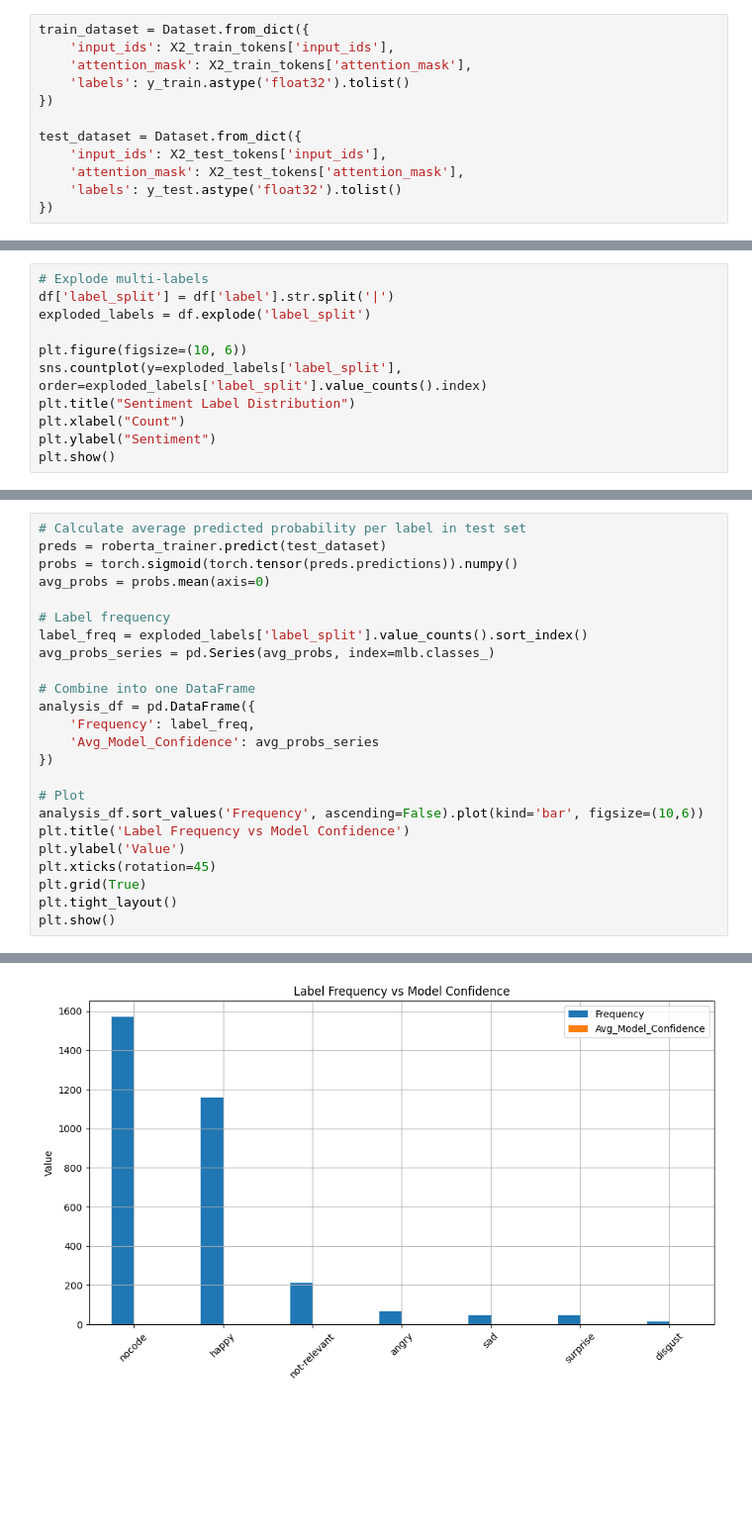
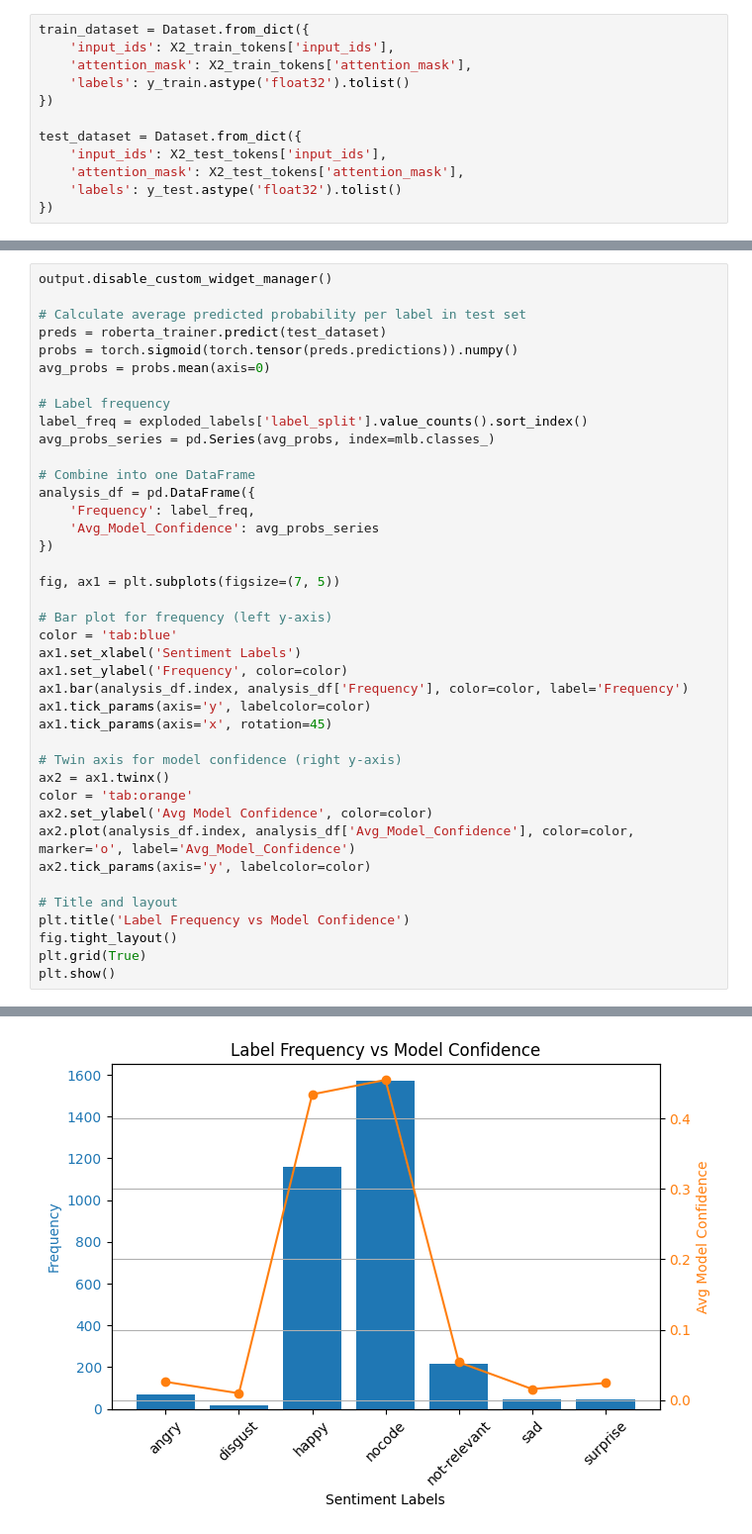
Before and after one commit to jeelfaldu7/transformer_sentiment_analysis, a Jupyter notebook: DataJams.ipynb, the cells around one changed output, grey strips where cells are left out. Shown at 99% size. Cells and saved outputs as stored; diff of their text form; blank space fills up the shorter version.

```diff
--- a/DataJams.ipynb
+++ b/DataJams.ipynb
@@ -243,11 +298,0 @@ Here is the graph of our sentiment Label Distribution. </div>
-# %%
-# Explode multi-labels
-df['label_split'] = df['label'].str.split('|')
-exploded_labels = df.explode('label_split')
-
-plt.figure(figsize=(10, 6))
-sns.countplot(y=exploded_labels['label_split'], order=exploded_labels['label_split'].value_counts().index)
-plt.title("Sentiment Label Distribution")
-plt.xlabel("Count")
-plt.ylabel("Sentiment")
-plt.show()
@@ -258,27 +303,43 @@ plt.show()
 # %%
+output.disable_custom_widget_manager()
+
 # Calculate average predicted probability per label in test set
 preds = roberta_trainer.predict(test_dataset)
 probs = torch.sigmoid(torch.tensor(preds.predictions)).numpy()
 avg_probs = probs.mean(axis=0)
 
 # Label frequency
 label_freq = exploded_labels['label_split'].value_counts().sort_index()
 avg_probs_series = pd.Series(avg_probs, index=mlb.classes_)
 
 # Combine into one DataFrame
 analysis_df = pd.DataFrame({
     'Frequency': label_freq,
     'Avg_Model_Confidence': avg_probs_series
 })
 
-# Plot
-analysis_df.sort_values('Frequency', ascending=False).plot(kind='bar', figsize=(10,6))
+fig, ax1 = plt.subplots(figsize=(7, 5))
+
+# Bar plot for frequency (left y-axis)
+color = 'tab:blue'
+ax1.set_xlabel('Sentiment Labels')
+ax1.set_ylabel('Frequency', color=color)
+ax1.bar(analysis_df.index, analysis_df['Frequency'], color=color, label='Frequency')
+ax1.tick_params(axis='y', labelcolor=color)
+ax1.tick_params(axis='x', rotation=45)
+
+# Twin axis for model confidence (right y-axis)
+ax2 = ax1.twinx()
+color = 'tab:orange'
+ax2.set_ylabel('Avg Model Confidence', color=color)
+ax2.plot(analysis_df.index, analysis_df['Avg_Model_Confidence'], color=color, marker='o', label='Avg_Model_Confidence')
+ax2.tick_params(axis='y', labelcolor=color)
+
+# Title and layout
 plt.title('Label Frequency vs Model Confidence')
-plt.ylabel('Value')
-plt.xticks(rotation=45)
+fig.tight_layout()
 plt.grid(True)
-plt.tight_layout()
 plt.show()
 # %% [output]
 [interactive output not drawn]
-[figure, old version]
+[figure, new version]
```
Also changed, not shown: parts of 18 cells of this notebook.
